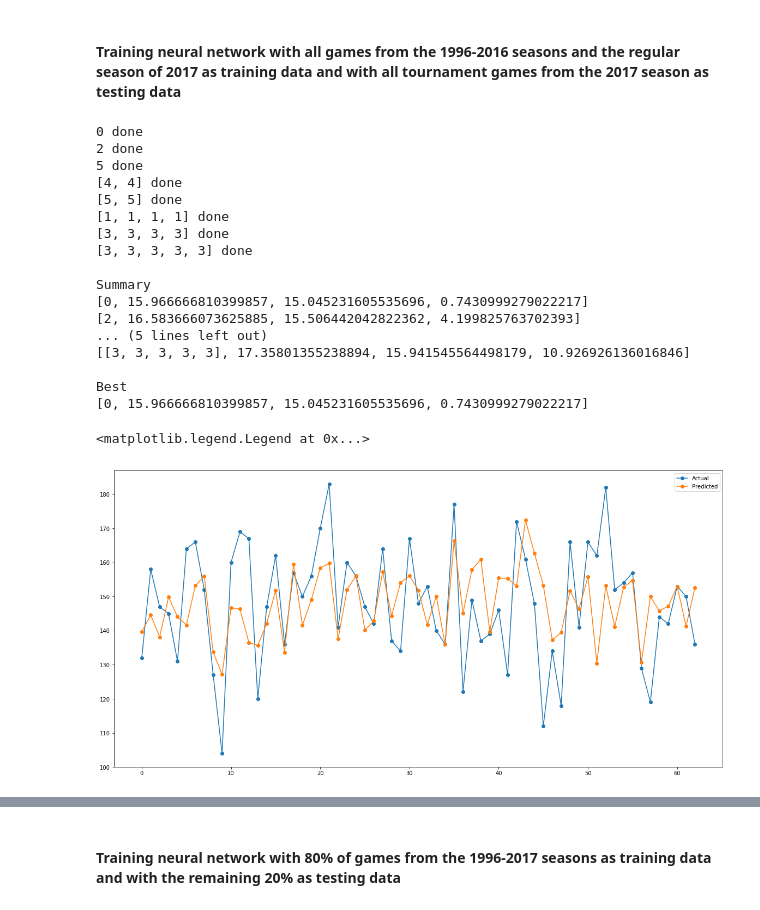
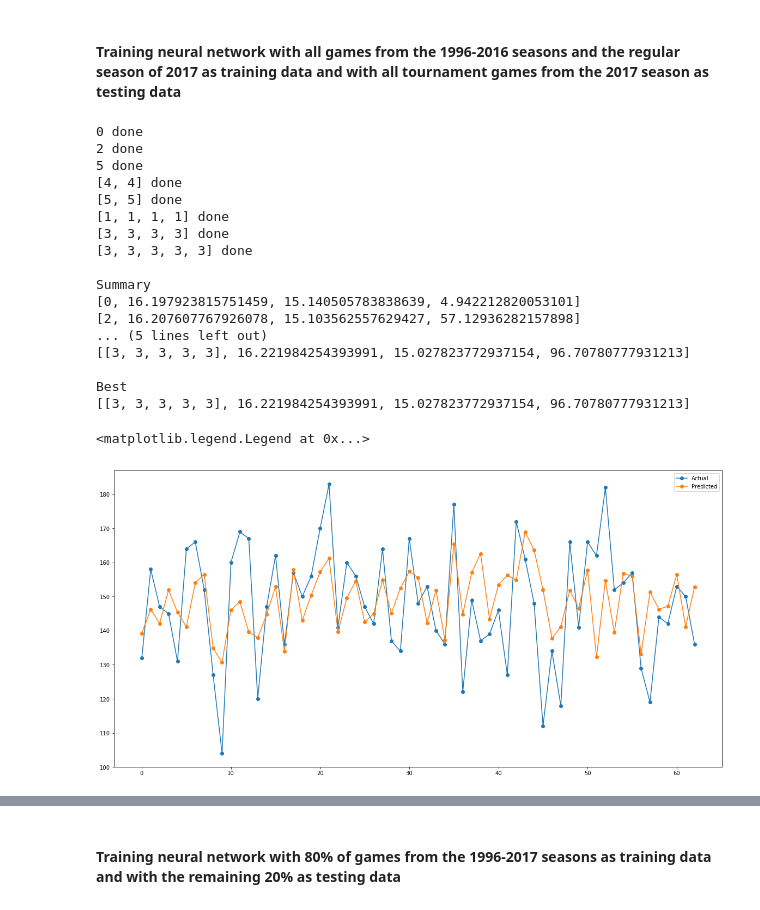
Before and after one commit to AndrewZimmerman/CS440_Project, a Jupyter notebook: NCAATournament_nn.ipynb, the cells around one changed output, grey strips where cells are left out. Cells and saved outputs as stored; diff of their text form; code cells hidden in the pictures.

```diff
--- a/NCAATournament_nn.ipynb
+++ b/NCAATournament_nn.ipynb
@@ -203,0 +176,6 @@ trainAllTdata.shape, trainAllXdata.shape
+# %%
+trainData_from1996 = formatData([1996,2017],gameYearData_without2017TourneyData,[23])
+trainTdata_from1996 = trainData_from1996[:,-1]
+trainTdata_from1996 = np.row_stack(trainTdata_from1996)
+trainXdata_from1996 = trainData_from1996[:,0:-1]
+trainTdata_from1996.shape, trainXdata_from1996.shape
@@ -213,4 +201,4 @@ plt.plot(nnet.getErrorTrace())
 # %%
-iterations = 10
-repetitions = 20
+iterations = 100
+repetitions = 10
 nns = [0,2,5,[4,4],[5,5],[1,1,1,1],[3,3,3,3],[3,3,3,3,3]]
@@ -216,0 +207,23 @@ nns = [0,2,5,[4,4],[5,5],[1,1,1,1],[3,3,3,3],[3,3,3,3,3]]
+# %%
+results = train.trainNNsWithTrainData(trainXdata_from2010, trainTdata_from2010, testXdata,testTdata, nns, repetitions, iterations)
+print("")
+
+print("Summary")
+summary = train.summarize(results)
+for temp in summary:
+    print(temp)
+print("")
+
+print("Best")
+best = train.bestNetwork(summary)
+print(best)
+print("")
+
+nnet = nn.NeuralNetwork(trainXdata_from2010.shape[1], best[0], trainTdata_from2010.shape[1])
+nnet.train(trainXdata_from2010, trainTdata_from2010, nIterations=iterations)
+YtestData = nnet.use(testXdata)
+
+plt.figure(figsize=(20,10))
+plt.plot(testTdata[:,0],'o-',label="Actual")
+plt.plot(YtestData[:,0],'o-',label="Predicted")
+plt.legend()
@@ -217,46 +250,45 @@ nns = [0,2,5,[4,4],[5,5],[1,1,1,1],[3,3,3,3],[3,3,3,3,3]]
 # %% [markdown]
 #### Training neural network with all games from the 1996-2016 seasons and the regular season of 2017 as training data and with all tournament games from the 2017 season as testing data
 # %%
-
-results = train.trainNNsWithTrainData(trainXdata, trainTdata, testXdata,testTdata, nns, repetitions, iterations)
+results = train.trainNNsWithTrainData(trainXdata_from1996, trainTdata_from1996, testXdata_from1996,testTdata_from1996, nns, repetitions, iterations)
 print("")
 
 print("Summary")
 summary = train.summarize(results)
 for temp in summary:
     print(temp)
 print("")
 
 print("Best")
 best = train.bestNetwork(summary)
 print(best)
 print("")
 
-nnet = nn.NeuralNetwork(trainXdata.shape[1], best[0], trainTdata.shape[1])
-nnet.train(trainXdata, trainTdata, nIterations=iterations)
-YtestData = nnet.use(testXdata)
+nnet = nn.NeuralNetwork(trainXdata_from1996.shape[1], best[0], trainTdata_from1996.shape[1])
+nnet.train(trainXdata_from1996, trainTdata_from1996, nIterations=iterations)
+YtestData = nnet.use(testXdata_from1996)
 
 plt.figure(figsize=(20,10))
-plt.plot(testTdata[:,0],'o-',label="Actual")
+plt.plot(testTdata_from1996[:,0],'o-',label="Actual")
 plt.plot(YtestData[:,0],'o-',label="Predicted")
 plt.legend()
 # %% [output]
 0 done
 2 done
 5 done
 [4, 4] done
 [5, 5] done
 [1, 1, 1, 1] done
 [3, 3, 3, 3] done
 [3, 3, 3, 3, 3] done
 
 Summary
-[0, 15.966666810399857, 15.045231605535696, 0.7430999279022217]
-[2, 16.583666073625885, 15.506442042822362, 4.199825763702393]
+[0, 16.197923815751459, 15.140505783838639, 4.942212820053101]
+[2, 16.207607767926078, 15.103562557629427, 57.12936282157898]
 ... (5 lines left out)
-[[3, 3, 3, 3, 3], 17.35801355238894, 15.941545564498179, 10.926926136016846]
+[[3, 3, 3, 3, 3], 16.221984254393991, 15.027823772937154, 96.70780777931213]
 
 Best
-[0, 15.966666810399857, 15.045231605535696, 0.7430999279022217]
+[[3, 3, 3, 3, 3], 16.221984254393991, 15.027823772937154, 96.70780777931213]
 <matplotlib.legend.Legend at 0x...>
-[figure, old version]
+[figure, new version]
```
Also changed, not shown: parts of 19 cells of this notebook.
